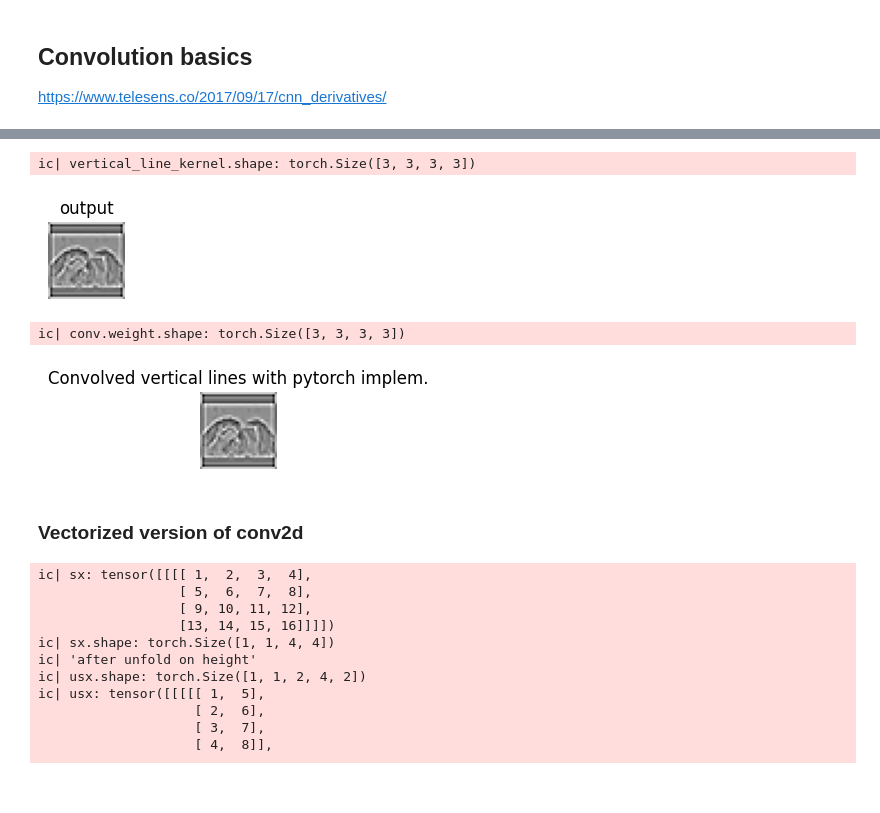
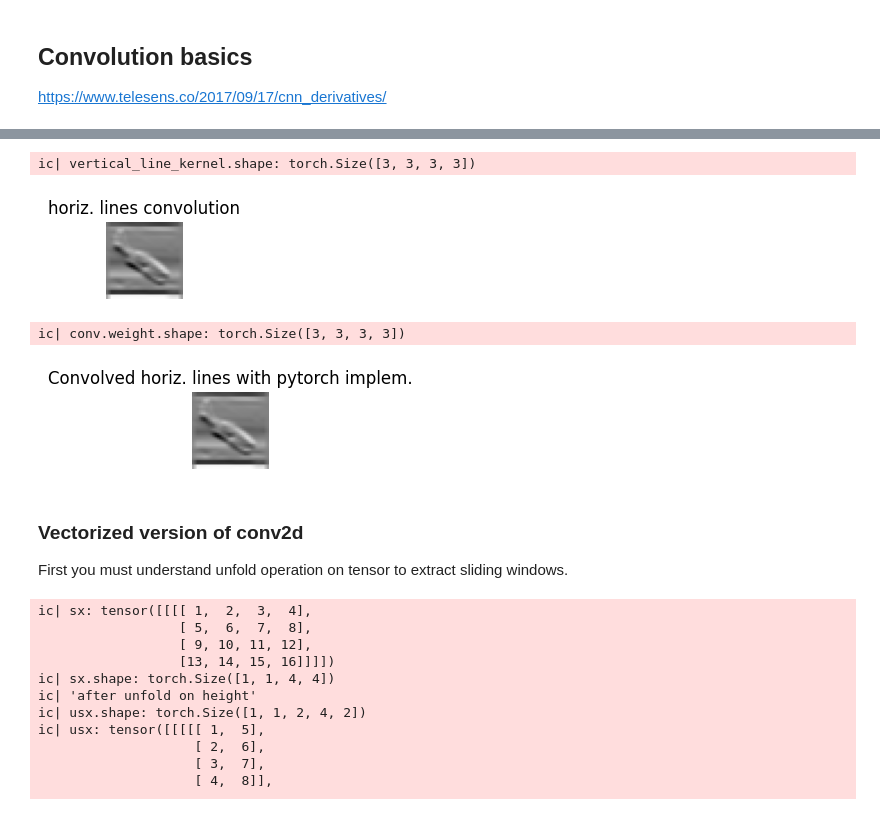
Before and after one commit to jean-kunz/cop_diffusion, a Jupyter notebook: nbks/convolution_101.ipynb, the cells around one changed output, grey strips where cells are left out. Drawn from its saved outputs; the diff is of its cells as text; code cells hidden in the pictures.

Commit message:
update on convolution 101 and diffusion

```diff
--- a/nbks/convolution_101.ipynb
+++ b/nbks/convolution_101.ipynb
@@ -151,54 +151,57 @@ ic| output_height: 34, output_width: 34
 # %%
 # Convolution logic
 vertical_line_kernel = torch.tensor(
     [[[[1, 0, -1], [1, 0, -1], [1, 0, -1]]]], dtype=torch.float32
 ).to(device)
 # Replicate the kernel for each input channel (R, G, B) and each output channel.
 vertical_line_kernel = vertical_line_kernel.repeat(3, 3, 1, 1)
 ic(vertical_line_kernel.shape)
 
 horiz_line_kernel = torch.tensor([[[1, 1, 1], [0, 0, 0], [-1, -1, -1]]], dtype=torch.float32).to(device).repeat(3,3,1,1)
 
 # Laplacian filter, which detects edges regardless of their orientation.
 laplacian_kernel = torch.tensor([[[ 0,  1,  0],
  [ 1, -4,  1],
  [ 0,  1,  0]]], dtype=torch.float32).to(device).repeat(3,3,1,1)
 
 kernel_weight = vertical_line_kernel
+convol_type: str = 'vertical lines'
 kernel_weight = horiz_line_kernel
-kernel_weight = laplacian_kernel
-kernel_bias = torch.randn(out_channels).to(device)
+convol_type: str = 'horiz. lines'
+#kernel_weight = laplacian_kernel
+#convol_type: str = 'laplacian'
+#kernel_bias = torch.randn(out_channels).to(device)
 
 for i in range(0, input_height - kernel_height + 1, stride):
     for j in range(0, input_width - kernel_width + 1, stride):
         region = x[:, :, i : i + kernel_height, j : j + kernel_width]
         #rk = region * kernel_weight
         #output[:, :, i // stride, j // stride] = torch.sum(rk, dim=(1,2,3)) #+ kernel_bias
         output[:, :, i // stride, j // stride]=torch.tensordot(region, kernel_weight,dims=([1,2,3], [1, 2, 3]))#+kernel_bias
 
-show_image(output, "output")
+show_image(output, f"{convol_type} convolution")
 # %% [output]
 ic| vertical_line_kernel.shape: torch.Size([3, 3, 3, 3])
-[figure, old version]
+[figure, new version]
 # %%
 # Check results with pytorch implementation
 # Define a convolution layer with the pre-defined kernel
 conv = nn.Conv2d(in_channels=3, out_channels=3, kernel_size=3, groups=1, bias=False).to(device)
-conv.weight = nn.Parameter(vertical_line_kernel)
-conv.weight = nn.Parameter(horiz_line_kernel)
-conv.weight = nn.Parameter(laplacian_kernel)
+conv.weight = nn.Parameter(kernel_weight)
+
 ic(conv.weight.shape)
 
 # Apply the convolution
 output = conv(x)
 
-
-show_image(output, "Convolved vertical lines with pytorch implem.")
+show_image(output, f"Convolved {convol_type} with pytorch implem.")
 # %% [output]
 ic| conv.weight.shape: torch.Size([3, 3, 3, 3])
-[figure, old version]
+[figure, new version]
 # %% [markdown]
 ### Vectorized version of conv2d
+
+First you must understand unfold operation on tensor to extract sliding windows.
 # %%
 # First unfold op is key to extract windows on the tensor
 sx = (
```
Also changed, not shown: parts of 8 cells of this notebook, 1 other file.
